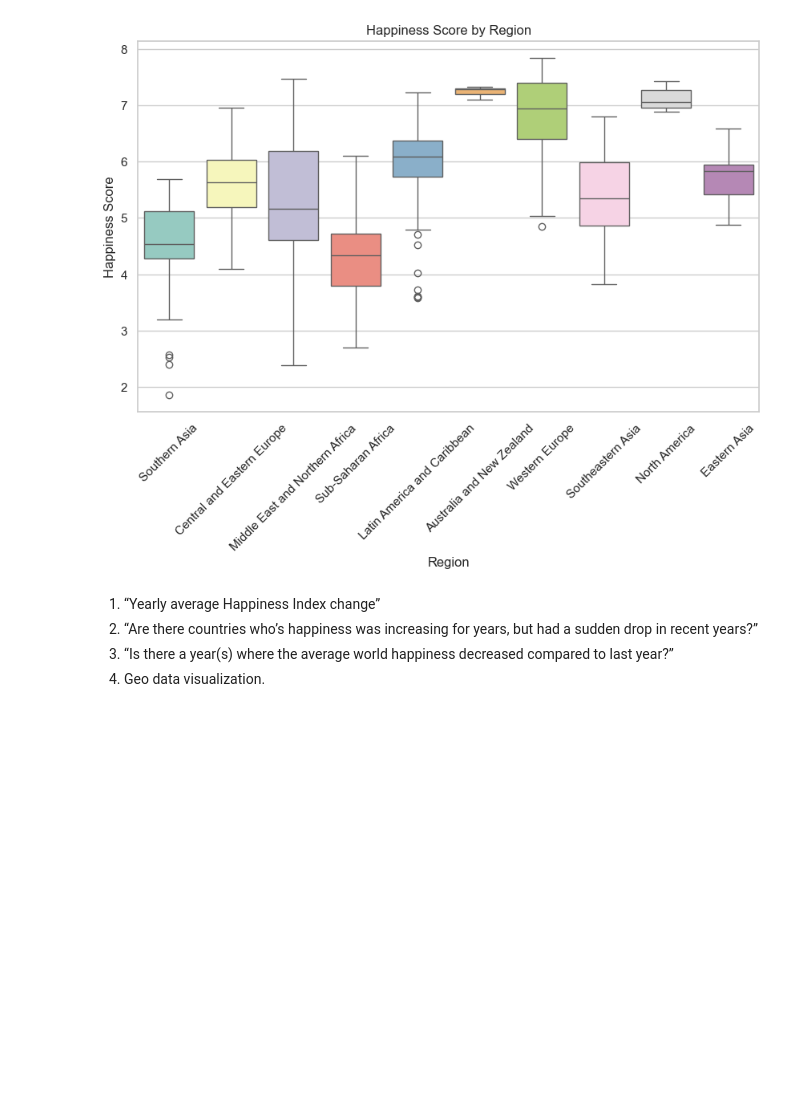
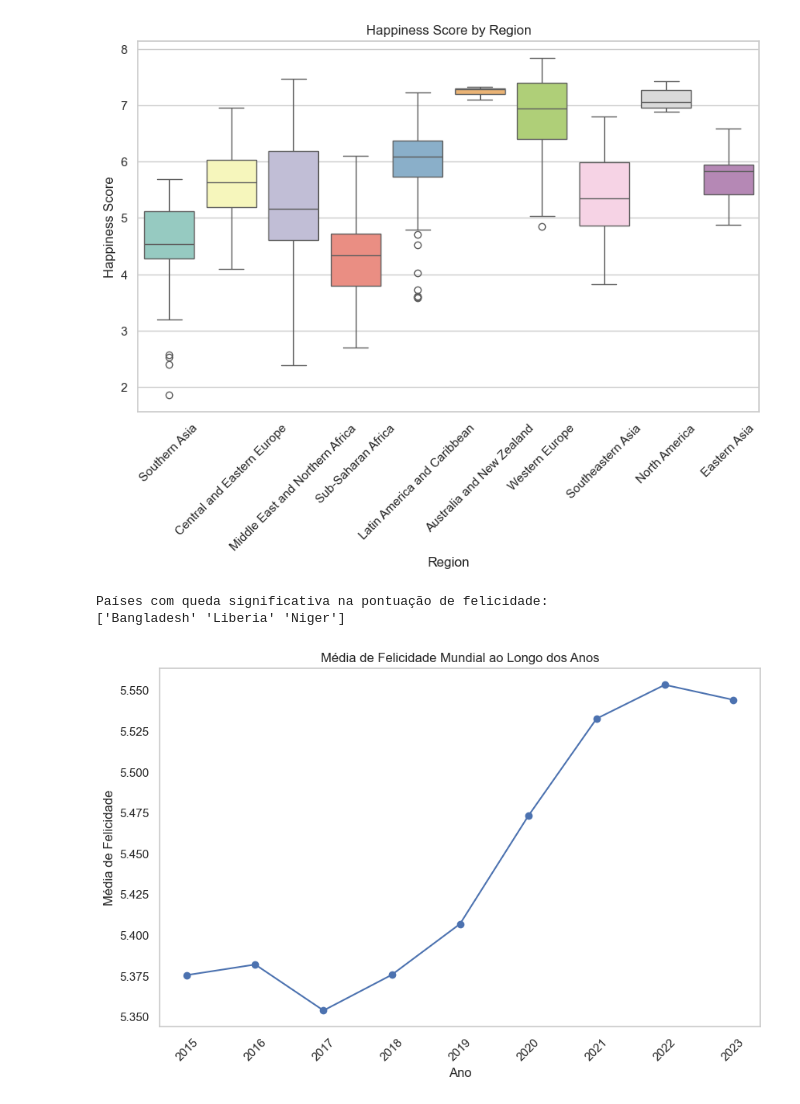
Before and after one commit to hjmartins/World-Happines-Analysis, a Jupyter notebook: notebooks/cleaning-and-eda.ipynb, the cells around one changed output. Saved outputs shown, nothing was run; the diff lists cells and outputs as text; code cells hidden in the pictures; blank space fills up the shorter version.

```diff
--- a/notebooks/cleaning-and-eda.ipynb
+++ b/notebooks/cleaning-and-eda.ipynb
@@ -127,8 +126,34 @@ Passing `palette` without assigning `hue` is deprecated and will be removed in v
 
   sns.boxplot(data=df, x='region', y='happiness_score', palette='Set3')
 [figure]
-# %% [markdown]
-1) “Yearly average Happiness Index change”
-2) “Are there countries who’s happiness was increasing for years, but had a sudden drop in recent years?”
-3) “Is there a year(s) where the average world happiness decreased compared to last year?”
-4) Geo data visualization.
+# %%
+def detccao_queda(group):
+    group = group.sort_values('year')
+    if len(group) < 5:
+        return False
+    group['delta'] = group['happiness_score'].diff()
+    if(group['delta'].iloc[-2] > 0 and
+       group['delta'].iloc[-4] > 0 and
+       group['delta'].iloc[-3] > 0 and
+       group['delta'].iloc[-1] < -0.5):
+        return True
+    return False
+paises_queda = df.groupby('country').filter(detccao_queda)
+print("Países com queda significativa na pontuação de felicidade:")
+print(paises_queda['country'].unique())
+# %% [output]
+Países com queda significativa na pontuação de felicidade:
+['Bangladesh' 'Liberia' 'Niger']
+# %%
+year_averages = df.groupby('year')['happiness_score'].mean().reset_index()
+year_averages['changes'] = year_averages['happiness_score'].diff()
+
+plt.plot(year_averages['year'], year_averages['happiness_score'], marker='o')
+plt.title('Média de Felicidade Mundial ao Longo dos Anos')
+plt.xlabel('Ano')
+plt.ylabel('Média de Felicidade')
+plt.xticks(year_averages['year'], rotation=45)
+plt.grid()
+plt.show()
+# %% [output]
+[figure, added]
```
Also changed, not shown: parts of 2 cells of this notebook, 1 other file.
